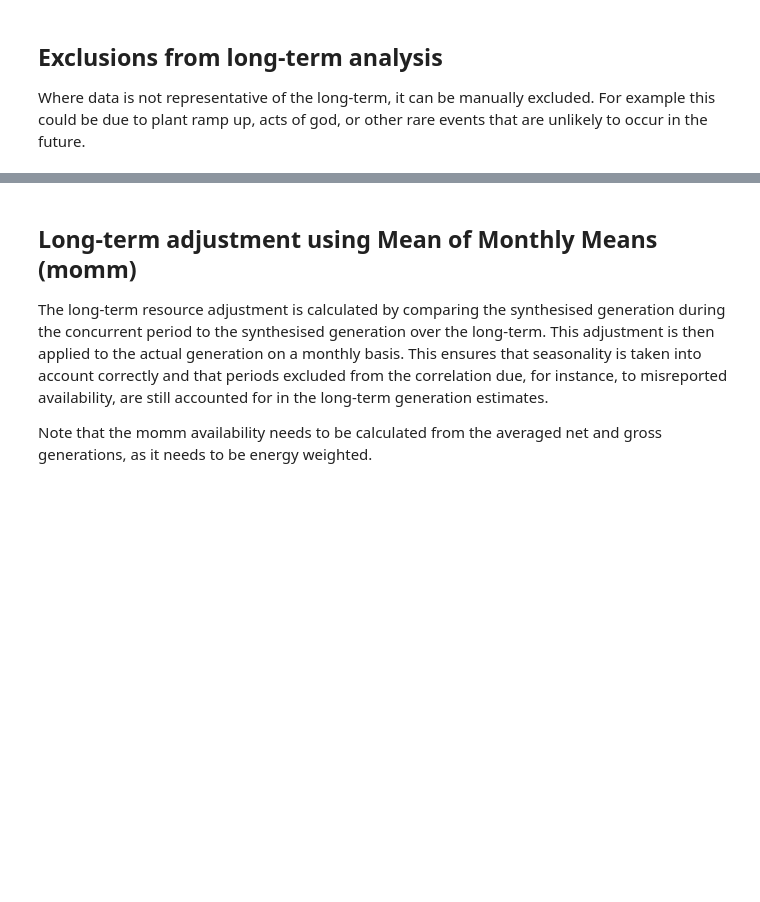
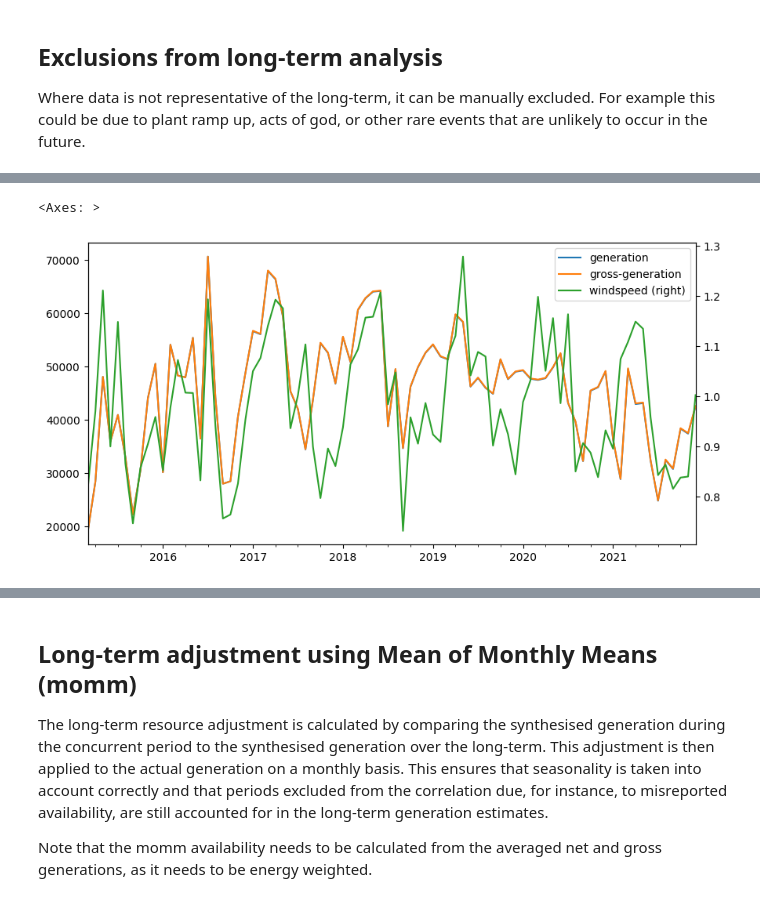
Before and after one commit to charlie9578/osoeya, a Jupyter notebook: osoeya.ipynb, the cells around one changed output, grey strips where cells are left out. Saved outputs shown, nothing was run; the diff lists cells and outputs as text; code cells hidden in the pictures; blank space fills up the shorter version.

```diff
--- a/osoeya.ipynb
+++ b/osoeya.ipynb
@@ -221,6 +276,6 @@ datetime
 # %%
 # combine wind speed and generation into single dataframe
-df = pd.concat([df_era5[["windspeed_ms"]],df_generation[["generation","gross-generation"]]],axis=1)
+df = pd.concat([df_resource[["windspeed-era5","windspeed-merra2","windspeed-index"]],df_generation[["generation","gross-generation"]]],axis=1)
 
 # add month number column
 df["month"] = df.index.to_series().dt.month
@@ -275,0 +305,24 @@ print(df.dropna())
+# %%
+# pick which long-term resource windspeed to use
+df_selector = df[["windspeed-era5","windspeed-merra2","windspeed-index","generation-normalised"]].dropna()
+
+# apply linear fits to the data
+res_era5 = stats.linregress(x=df_selector["windspeed-era5"],y=df_selector["generation-normalised"])
+res_merra2 = stats.linregress(x=df_selector["windspeed-merra2"],y=df_selector["generation-normalised"])
+res_index = stats.linregress(x=df_selector["windspeed-index"],y=df_selector["generation-normalised"])
+
+print(f"ERA5 R-squared: {res_era5.rvalue**2:.6f}")
+print(f"MERRA2 R-squared: {res_merra2.rvalue**2:.6f}")
+print(f"index R-squared: {res_index.rvalue**2:.6f}")
+
+# compare R-squares and select the best correlating reference for use
+if res_merra2.rvalue == max(res_era5.rvalue,res_era5.rvalue,res_era5.rvalue):
+    df["windspeed"] = df["windspeed-merra2"]
+elif res_era5.rvalue == max(res_era5.rvalue,res_era5.rvalue,res_era5.rvalue):
+    df["windspeed"] = df["windspeed-era5"]
+else:
+    df["windspeed"] = df["windspeed-index"]
+
+# if you want to override with a specific resource, you can do it here
+# e.g. df["windspeed"] = df["windspeed-era5"]
+# df["windspeed"] = df["windspeed-era5"]
@@ -276 +360,13 @@ print(df.dropna())
+# %%
+df_plot = df.dropna()
+fig, ax = plt.subplots(figsize=(10,5))
+df_plot.plot(y = "generation", ax = ax)
+df_plot.plot(y = "gross-generation", ax = ax)
+df_plot.plot(y = "windspeed", ax = ax, secondary_y = True)
+#df_plot.plot(y = "windspeed-era5", ax = ax, secondary_y = True)
+#df_plot.plot(y = "windspeed-merra2", ax = ax, secondary_y = True)
+#df_plot.plot(y = "windspeed-index", ax = ax, secondary_y = True)
+# %% [output]
+<Axes: >
+[figure, added]
 # %% [markdown]
```
Also changed, not shown: parts of 22 cells of this notebook, 1 other file.
